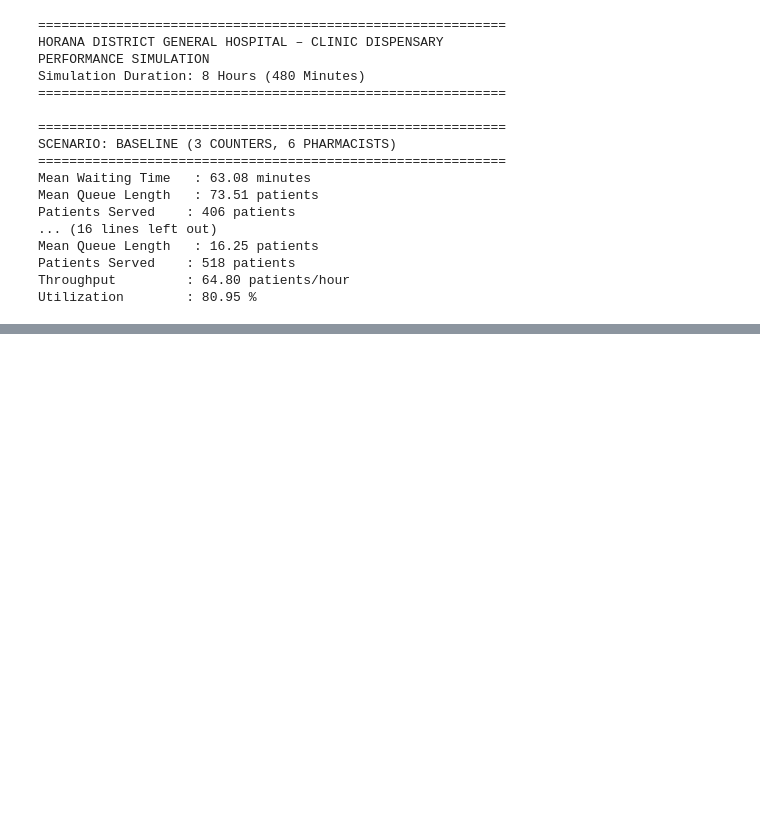
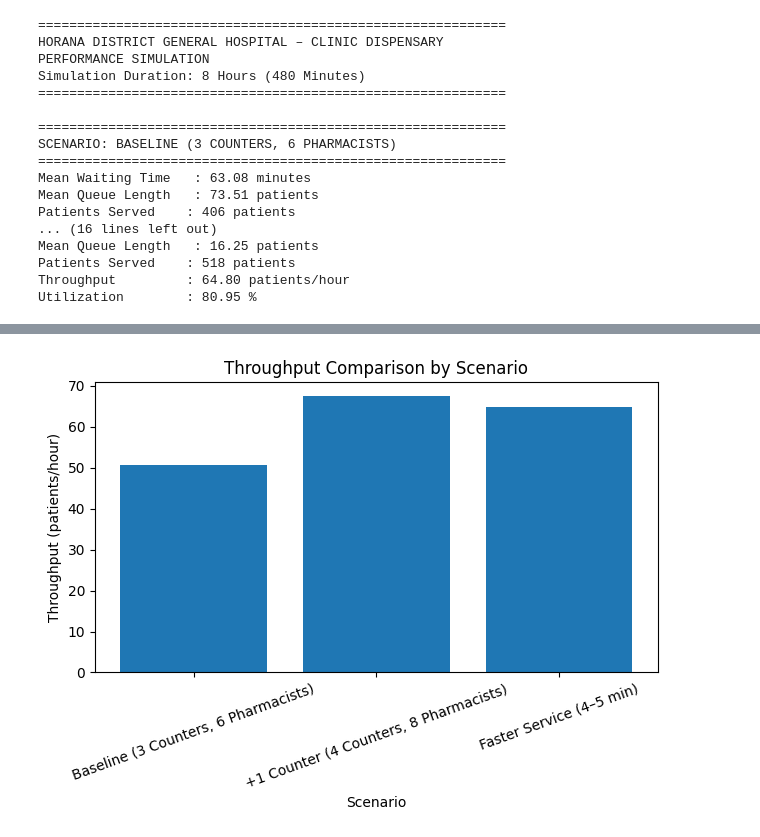
Before and after one commit to VishwaJanith/mini_project, a Jupyter notebook: Clinic_Dispensary.ipynb, the cells around one changed output, grey strips where cells are left out. Drawn from its saved outputs; the diff is of its cells as text; code cells hidden in the pictures; blank space fills up the shorter version.

```diff
--- a/Clinic_Dispensary.ipynb
+++ b/Clinic_Dispensary.ipynb
@@ -197,0 +226,14 @@ Utilization        : 80.95 %
+# %%
+plt.figure()
+plt.bar(
+    results_df["Scenario"],
+    results_df["Throughput/hr"]
+)
+plt.xlabel("Scenario")
+plt.ylabel("Throughput (patients/hour)")
+plt.title("Throughput Comparison by Scenario")
+plt.xticks(rotation=20)
+plt.tight_layout()
+plt.show()
+# %% [output]
+[figure, added]
```
Also changed, not shown: parts of 5 cells of this notebook.
